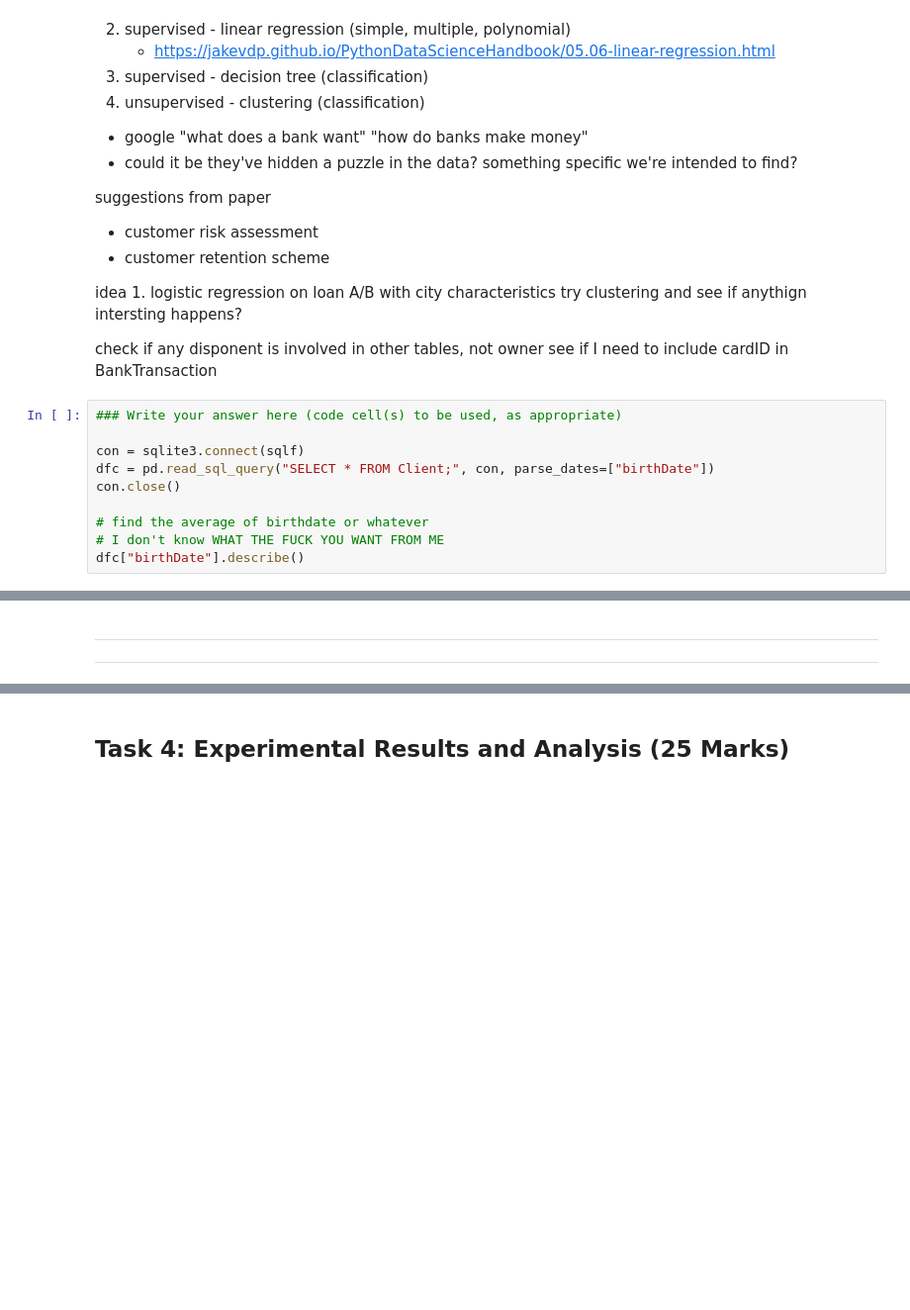
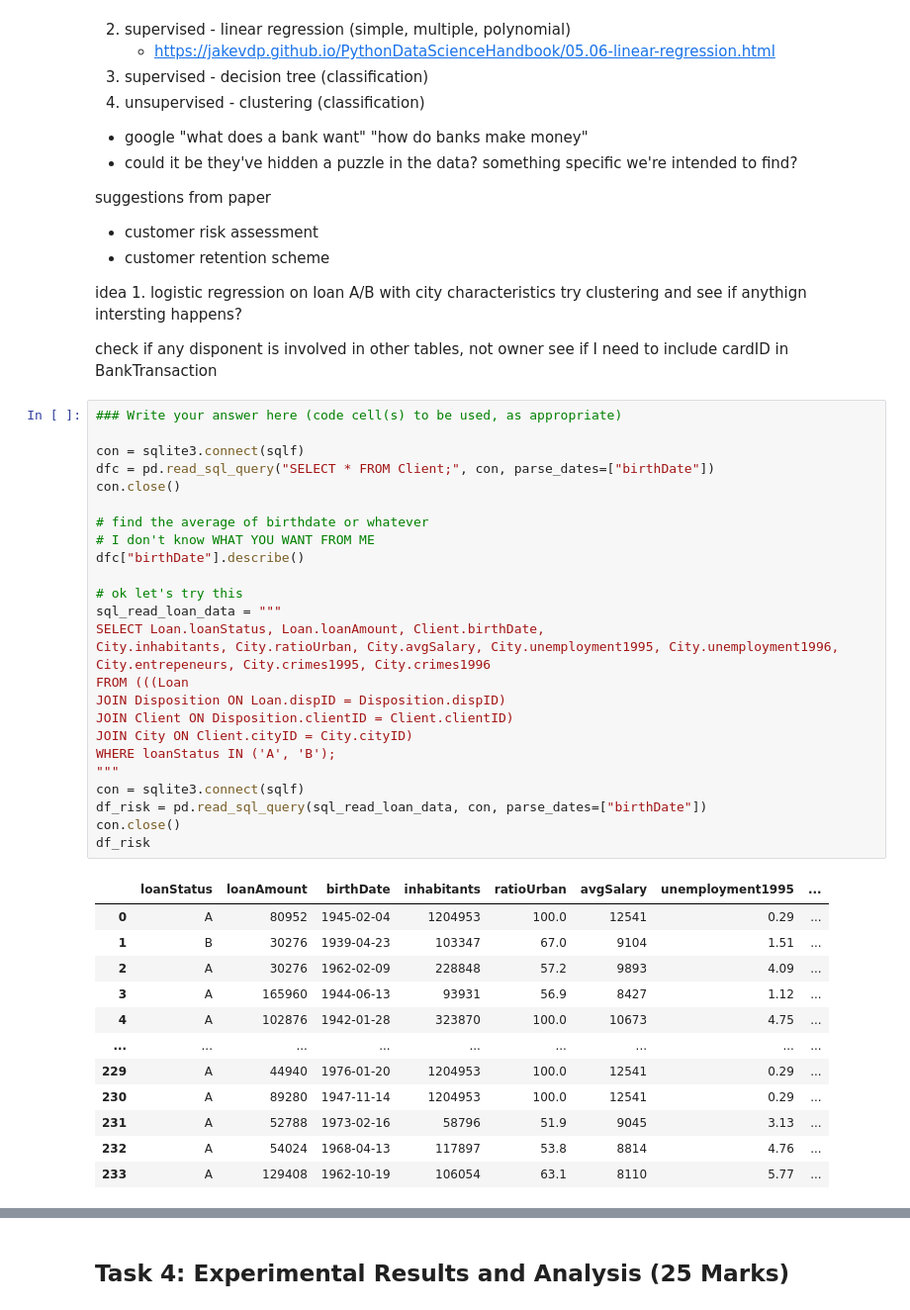
Before and after one commit to irismessage/data-essay, a Jupyter notebook: DATA Assessment 2023-24.ipynb, the cells around one changed output, grey strips where cells are left out. Shown at 99% size. Drawn from its saved outputs; the diff is of its cells as text; blank space fills up the shorter version.

```diff
--- a/DATA Assessment 2023-24.ipynb
+++ b/DATA Assessment 2023-24.ipynb
@@ -393,11 +393,38 @@ see if I need to include cardID in BankTransaction
 # %%
 ### Write your answer here (code cell(s) to be used, as appropriate)
 
 con = sqlite3.connect(sqlf)
 dfc = pd.read_sql_query("SELECT * FROM Client;", con, parse_dates=["birthDate"])
 con.close()
 
 # find the average of birthdate or whatever
-# I don't know WHAT THE FUCK YOU WANT FROM ME
+# I don't know WHAT YOU WANT FROM ME
 dfc["birthDate"].describe()
+
+# ok let's try this
+sql_read_loan_data = """
+SELECT Loan.loanStatus, Loan.loanAmount, Client.birthDate,
+City.inhabitants, City.ratioUrban, City.avgSalary, City.unemployment1995, City.unemployment1996, City.entrepeneurs, City.crimes1995, City.crimes1996
+FROM (((Loan
+JOIN Disposition ON Loan.dispID = Disposition.dispID)
+JOIN Client ON Disposition.clientID = Client.clientID)
+JOIN City ON Client.cityID = City.cityID)
+WHERE loanStatus IN ('A', 'B');
+"""
+con = sqlite3.connect(sqlf)
+df_risk = pd.read_sql_query(sql_read_loan_data, con, parse_dates=["birthDate"])
+con.close()
+df_risk
 # %% [output]
+|  | loanStatus | loanAmount | birthDate | inhabitants | ratioUrban | avgSalary | unemployment1995 | ... |
+| 0 | A | 80952 | 1945-02-04 | 1204953 | 100.0 | 12541 | 0.29 | ... |
+| 1 | B | 30276 | 1939-04-23 | 103347 | 67.0 | 9104 | 1.51 | ... |
+| 2 | A | 30276 | 1962-02-09 | 228848 | 57.2 | 9893 | 4.09 | ... |
+| 3 | A | 165960 | 1944-06-13 | 93931 | 56.9 | 8427 | 1.12 | ... |
+| 4 | A | 102876 | 1942-01-28 | 323870 | 100.0 | 10673 | 4.75 | ... |
+| ... | ... | ... | ... | ... | ... | ... | ... | ... |
+| 229 | A | 44940 | 1976-01-20 | 1204953 | 100.0 | 12541 | 0.29 | ... |
+| 230 | A | 89280 | 1947-11-14 | 1204953 | 100.0 | 12541 | 0.29 | ... |
+| 231 | A | 52788 | 1973-02-16 | 58796 | 51.9 | 9045 | 3.13 | ... |
+| 232 | A | 54024 | 1968-04-13 | 117897 | 53.8 | 8814 | 4.76 | ... |
+| 233 | A | 129408 | 1962-10-19 | 106054 | 63.1 | 8110 | 5.77 | ... |
@@ -412,3 +431,0 @@ Name: birthDate, dtype: object
-# %% [markdown]
-----
-----
```
Also changed, not shown: parts of 5 cells of this notebook, 1 other file.
